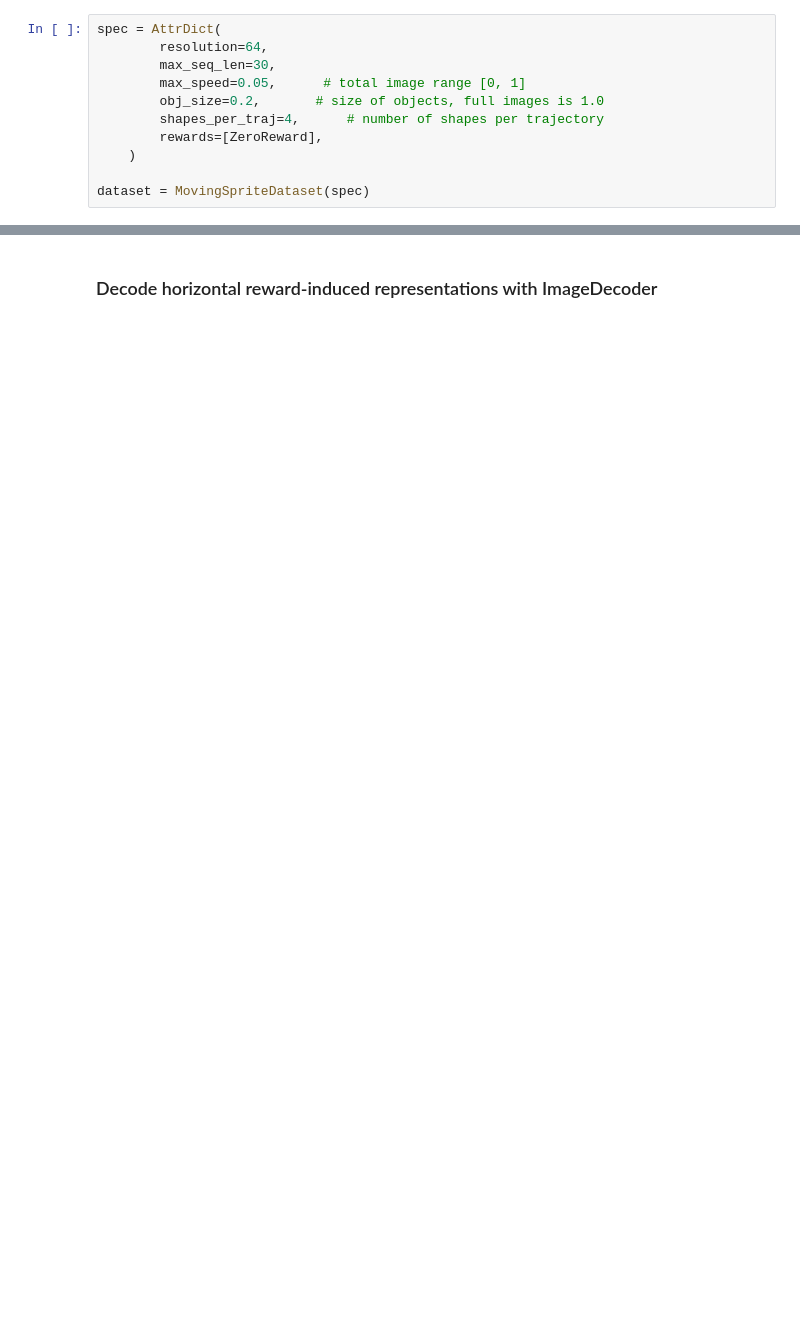
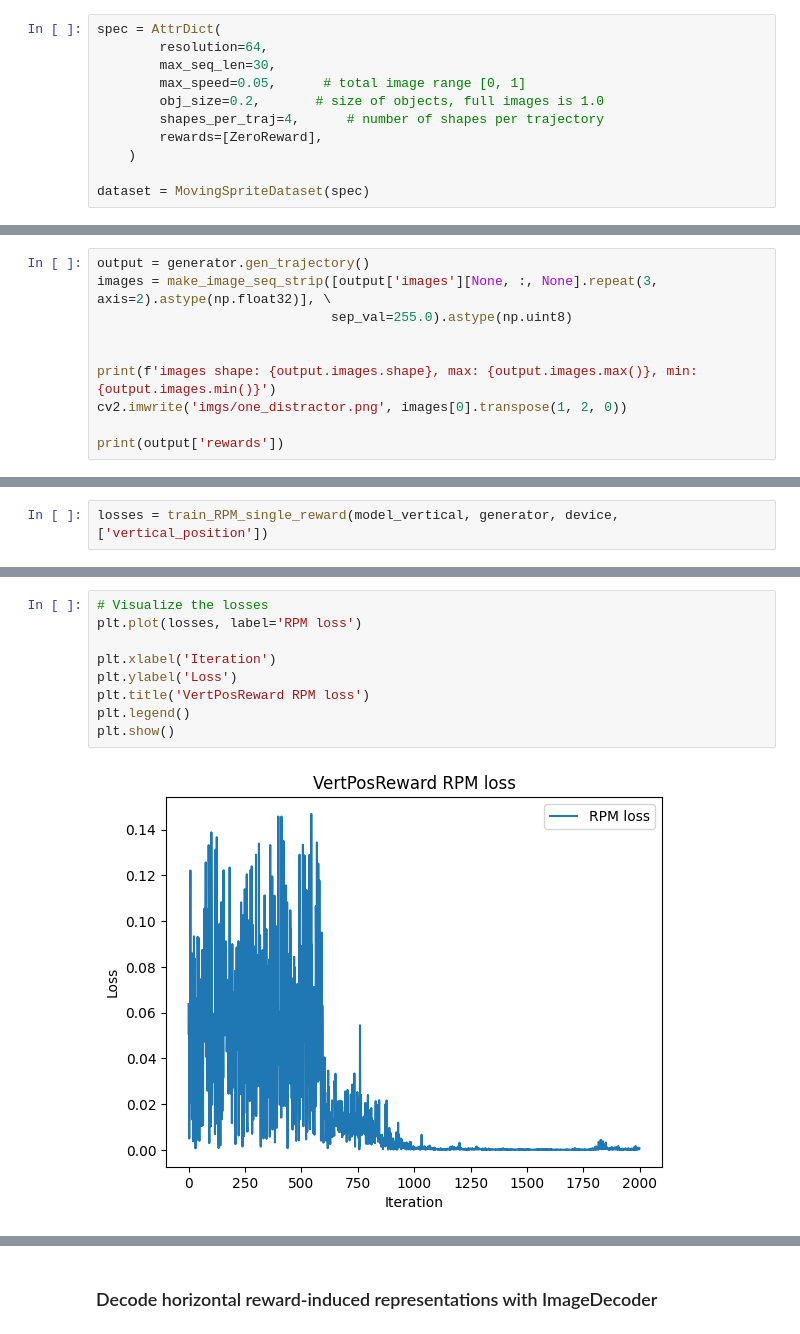
Before and after one commit to thisisWooyeol/clvr_impl_starter, a Jupyter notebook: reward_induced/decode_repr.ipynb, the cells around one changed output, grey strips where cells are left out. Saved outputs shown, nothing was run; the diff lists cells and outputs as text; blank space fills up the shorter version.

```diff
--- a/reward_induced/decode_repr.ipynb
+++ b/reward_induced/decode_repr.ipynb
@@ -87,0 +104,10 @@ def train_decoder(encoder, decoder, dataset, device, n_iter):
+# %%
+output = generator.gen_trajectory()
+images = make_image_seq_strip([output['images'][None, :, None].repeat(3, axis=2).astype(np.float32)], \
+                              sep_val=255.0).astype(np.uint8)
+
+
+print(f'images shape: {output.images.shape}, max: {output.images.max()}, min: {output.images.min()}')
+cv2.imwrite('imgs/one_distractor.png', images[0].transpose(1, 2, 0))
+
+print(output['rewards'])
@@ -87,0 +169,2 @@ def train_decoder(encoder, decoder, dataset, device, n_iter):
+# %%
+losses = train_RPM_single_reward(model_vertical, generator, device, ['vertical_position'])
@@ -87,0 +177,11 @@ def train_decoder(encoder, decoder, dataset, device, n_iter):
+# %%
+# Visualize the losses
+plt.plot(losses, label='RPM loss')
+
+plt.xlabel('Iteration')
+plt.ylabel('Loss')
+plt.title('VertPosReward RPM loss')
+plt.legend()
+plt.show()
+# %% [output]
+[figure, added]
```
Also changed, not shown: parts of 35 cells of this notebook, 4 other files.
